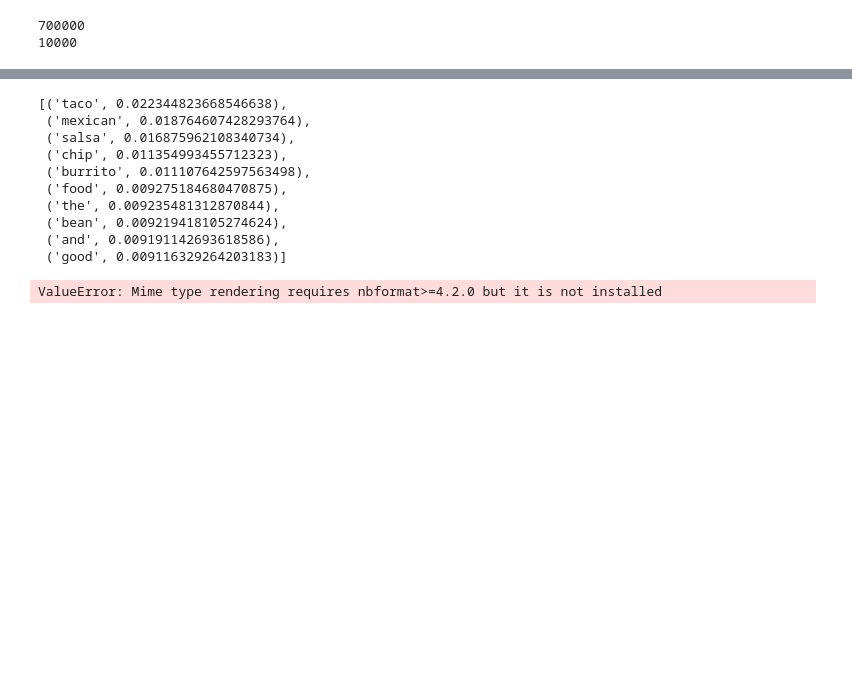
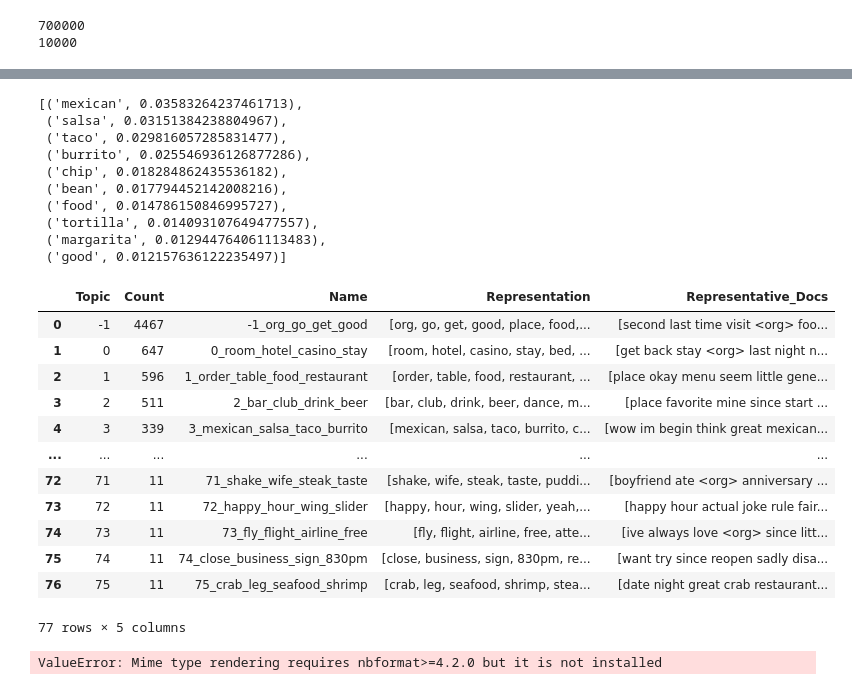
Before and after one commit to CalvQ/RAGnaRec, a Jupyter notebook: clustering/BERTopic/BERTopic.ipynb, the cells around one changed output, grey strips where cells are left out. Drawn from its saved outputs; the diff is of its cells as text; code cells hidden in the pictures; blank space fills up the shorter version.

```diff
--- a/clustering/BERTopic/BERTopic.ipynb
+++ b/clustering/BERTopic/BERTopic.ipynb
@@ -101,17 +177,33 @@ ctfidf_model = ClassTfidfTransformer(
 seed_topic_model = BERTopic(
     min_topic_size=10,
     ctfidf_model=ctfidf_model,
-).fit(processed_corpus)
+).fit(processed_corpus_2)
 # %%
-seed_topic_model.get_topic(0)
+seed_topic_model.get_topic(3)
 # %% [output]
-[('taco', 0.022344823668546638),
- ('mexican', 0.018764607428293764),
- ('salsa', 0.016875962108340734),
- ('chip', 0.011354993455712323),
- ('burrito', 0.011107642597563498),
- ('food', 0.009275184680470875),
- ('the', 0.009235481312870844),
- ('bean', 0.009219418105274624),
- ('and', 0.009191142693618586),
- ('good', 0.009116329264203183)]
+[('mexican', 0.03583264237461713),
+ ('salsa', 0.03151384238804967),
+ ('taco', 0.029816057285831477),
+ ('burrito', 0.025546936126877286),
+ ('chip', 0.018284862435536182),
+ ('bean', 0.017794452142008216),
+ ('food', 0.014786150846995727),
+ ('tortilla', 0.014093107649477557),
+ ('margarita', 0.012944764061113483),
+ ('good', 0.012157636122235497)]
+# %%
+seed_topic_model.get_topic_info()
+# %% [output]
+|  | Topic | Count | Name | Representation | Representative_Docs |
+| 0 | -1 | 4467 | -1_org_go_get_good | [org, go, get, good, place, food,... | [second last time visit <org> foo... |
+| 1 | 0 | 647 | 0_room_hotel_casino_stay | [room, hotel, casino, stay, bed, ... | [get back stay <org> last night n... |
+| 2 | 1 | 596 | 1_order_table_food_restaurant | [order, table, food, restaurant, ... | [place okay menu seem little gene... |
+| 3 | 2 | 511 | 2_bar_club_drink_beer | [bar, club, drink, beer, dance, m... | [place favorite mine since start ... |
+| 4 | 3 | 339 | 3_mexican_salsa_taco_burrito | [mexican, salsa, taco, burrito, c... | [wow im begin think great mexican... |
+| ... | ... | ... | ... | ... | ... |
+| 72 | 71 | 11 | 71_shake_wife_steak_taste | [shake, wife, steak, taste, puddi... | [boyfriend ate <org> anniversary ... |
+| 73 | 72 | 11 | 72_happy_hour_wing_slider | [happy, hour, wing, slider, yeah,... | [happy hour actual joke rule fair... |
+| 74 | 73 | 11 | 73_fly_flight_airline_free | [fly, flight, airline, free, atte... | [ive always love <org> since litt... |
+| 75 | 74 | 11 | 74_close_business_sign_830pm | [close, business, sign, 830pm, re... | [want try since reopen sadly disa... |
+| 76 | 75 | 11 | 75_crab_leg_seafood_shrimp | [crab, leg, seafood, shrimp, stea... | [date night great crab restaurant... |
+77 rows × 5 columns
```
Also changed, not shown: parts of 17 cells of this notebook, 5 other files.
